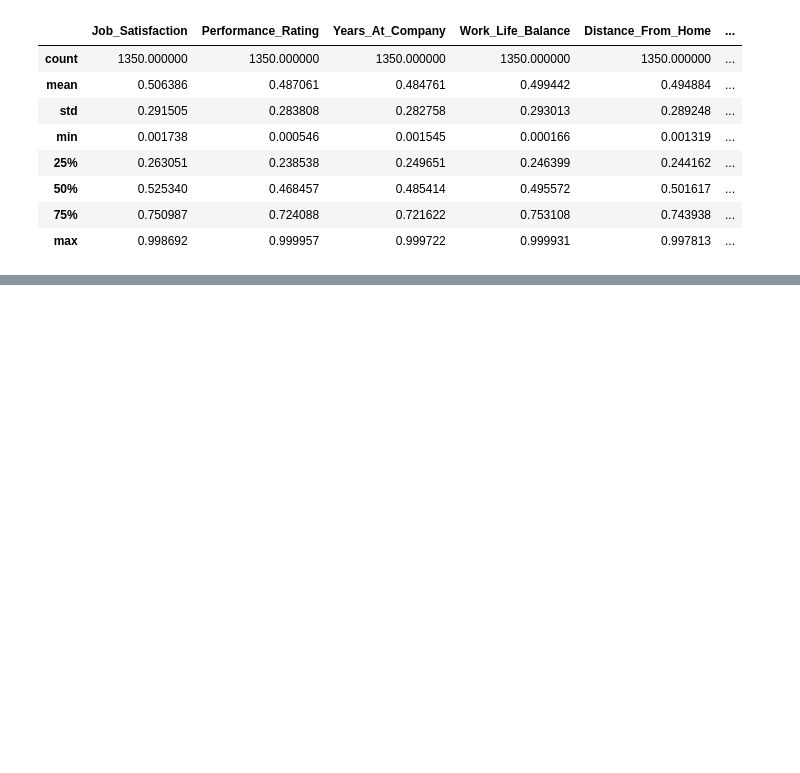
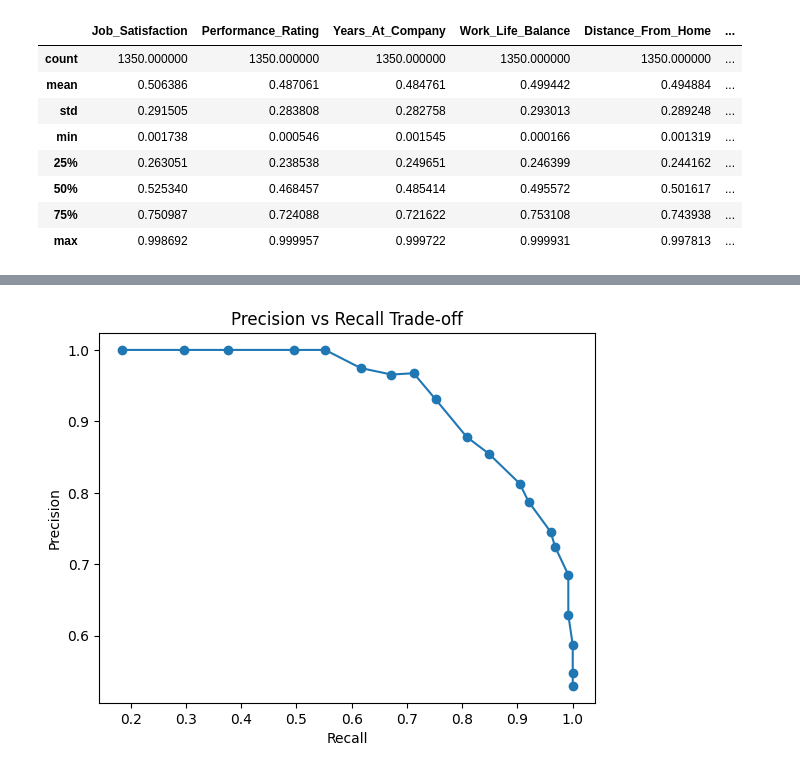
Before and after one commit to Ansh-Ice/ML-From-Scratch, a Jupyter notebook: Logistic Regression/code.ipynb, the cells around one changed output, grey strips where cells are left out. Saved outputs shown, nothing was run; the diff lists cells and outputs as text; code cells hidden in the pictures; blank space fills up the shorter version.

```diff
--- a/Logistic Regression/code.ipynb
+++ b/Logistic Regression/code.ipynb
@@ -184,0 +350,18 @@ y = df["Employee_Turnover"].values
+# %%
+thresholds = [0.3, 0.5, 0.7]
+
+for t in thresholds:
+    y_pred = predict_with_threshold(X_test, w, b, t)
+
+    tp = np.sum((y_test == 1) & (y_pred == 1))
+    tn = np.sum((y_test == 0) & (y_pred == 0))
+    fp = np.sum((y_test == 0) & (y_pred == 1))
+    fn = np.sum((y_test == 1) & (y_pred == 0))
+
+    precision = tp / (tp + fp) if (tp + fp) != 0 else 0
+    recall = tp / (tp + fn) if (tp + fn) != 0 else 0
+
+    print(f"\nThreshold: {t}")
+    print("Precision:", precision)
+    print("Recall:", recall)
+    print("TP:", tp, "FP:", fp, "FN:", fn, "TN:", tn)
@@ -184,0 +383,28 @@ y = df["Employee_Turnover"].values
+# %%
+thresholds = np.linspace(0.1, 0.9, 20)
+
+precisions = []
+recalls = []
+
+for t in thresholds:
+    y_pred = predict_with_threshold(X_test, w, b, t)
+
+    tp = np.sum((y_test == 1) & (y_pred == 1))
+    fp = np.sum((y_test == 0) & (y_pred == 1))
+    fn = np.sum((y_test == 1) & (y_pred == 0))
+
+    precision = tp / (tp + fp) if (tp + fp) != 0 else 0
+    recall = tp / (tp + fn) if (tp + fn) != 0 else 0
+
+    precisions.append(precision)
+    recalls.append(recall)
+
+import matplotlib.pyplot as plt
+
+plt.plot(recalls, precisions, marker='o')
+plt.xlabel("Recall")
+plt.ylabel("Precision")
+plt.title("Precision vs Recall Trade-off")
+plt.show()
+# %% [output]
+[figure, added]
```
Also changed, not shown: parts of 17 cells of this notebook.
